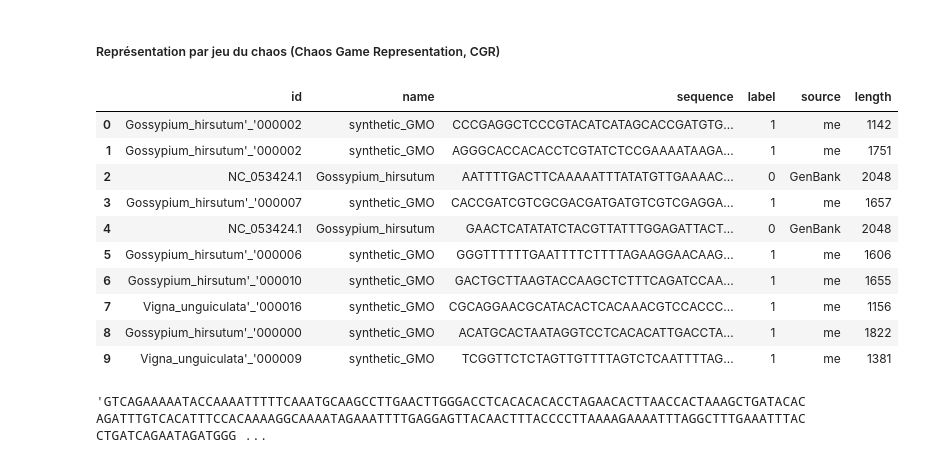
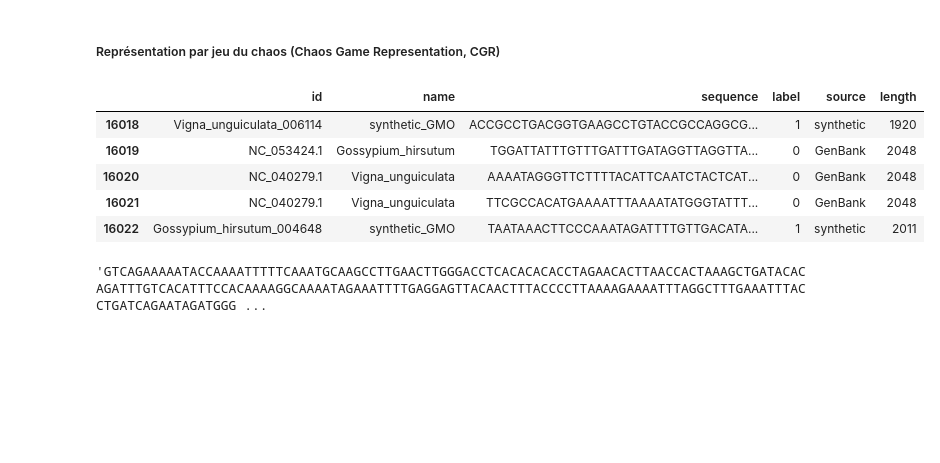
Before and after one commit to RahimKab/gmo_detection_nt, a Jupyter notebook: data/notebooks/visualisation.ipynb, the cells around one changed output. Drawn from its saved outputs; the diff is of its cells as text; code cells hidden in the pictures; blank space fills up the shorter version.

Commit message:
modification du train, test..

```diff
--- a/data/notebooks/visualisation.ipynb
+++ b/data/notebooks/visualisation.ipynb
@@ -34,21 +34,16 @@ for item in counts.most_common(10).item():
 ##### Représentation par jeu du chaos (Chaos Game Representation, CGR)
 # %%
 import pandas as pd
-sd = pd.read_csv("../processed/splits/val.csv")
+sd = pd.read_csv("../processed/splits/train.csv")
 # %%
-sd.head(10)
+sd.tail()
 # %% [output]
 |  | id | name | sequence | label | source | length |
-| 0 | Gossypium_hirsutum'_'000002 | synthetic_GMO | CCCGAGGCTCCCGTACATCATAGCACCGATGTG... | 1 | me | 1142 |
-| 1 | Gossypium_hirsutum'_'000002 | synthetic_GMO | AGGGCACCACACCTCGTATCTCCGAAAATAAGA... | 1 | me | 1751 |
-| 2 | NC_053424.1 | Gossypium_hirsutum | AATTTTGACTTCAAAAATTTATATGTTGAAAAC... | 0 | GenBank | 2048 |
-| 3 | Gossypium_hirsutum'_'000007 | synthetic_GMO | CACCGATCGTCGCGACGATGATGTCGTCGAGGA... | 1 | me | 1657 |
-| 4 | NC_053424.1 | Gossypium_hirsutum | GAACTCATATATCTACGTTATTTGGAGATTACT... | 0 | GenBank | 2048 |
-| 5 | Gossypium_hirsutum'_'000006 | synthetic_GMO | GGGTTTTTTGAATTTTCTTTTAGAAGGAACAAG... | 1 | me | 1606 |
-| 6 | Gossypium_hirsutum'_'000010 | synthetic_GMO | GACTGCTTAAGTACCAAGCTCTTTCAGATCCAA... | 1 | me | 1655 |
-| 7 | Vigna_unguiculata'_'000016 | synthetic_GMO | CGCAGGAACGCATACACTCACAAACGTCCACCC... | 1 | me | 1156 |
-| 8 | Gossypium_hirsutum'_'000000 | synthetic_GMO | ACATGCACTAATAGGTCCTCACACATTGACCTA... | 1 | me | 1822 |
-| 9 | Vigna_unguiculata'_'000009 | synthetic_GMO | TCGGTTCTCTAGTTGTTTTAGTCTCAATTTTAG... | 1 | me | 1381 |
+| 16018 | Vigna_unguiculata_006114 | synthetic_GMO | ACCGCCTGACGGTGAAGCCTGTACCGCCAGGCG... | 1 | synthetic | 1920 |
+| 16019 | NC_053424.1 | Gossypium_hirsutum | TGGATTATTTGTTTGATTTGATAGGTTAGGTTA... | 0 | GenBank | 2048 |
+| 16020 | NC_040279.1 | Vigna_unguiculata | AAAATAGGGTTCTTTTACATTCAATCTACTCAT... | 0 | GenBank | 2048 |
+| 16021 | NC_040279.1 | Vigna_unguiculata | TTCGCCACATGAAAATTTAAAATATGGGTATTT... | 0 | GenBank | 2048 |
+| 16022 | Gossypium_hirsutum_004648 | synthetic_GMO | TAATAAACTTCCCAAATAGATTTTGTTGACATA... | 1 | synthetic | 2011 |
 # %%
 seq_nogmo = sd[sd["label"] == 0]["sequence"].tolist()
 seq_gmo = sd[sd["label"] == 1]["sequence"].tolist()
```
Also changed, not shown: 9 other files.
